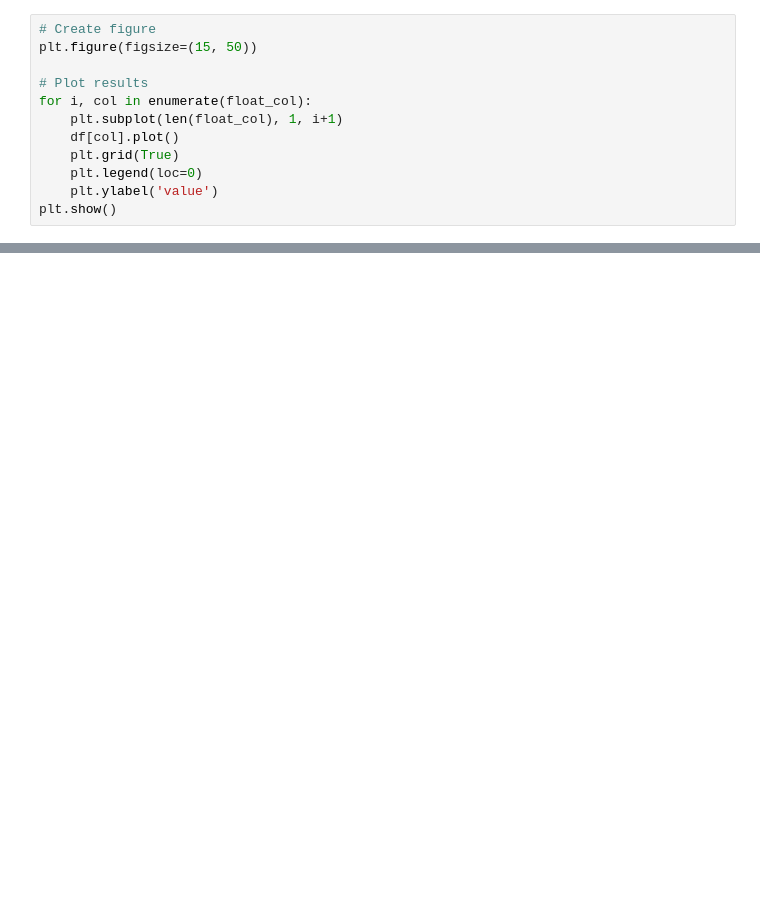
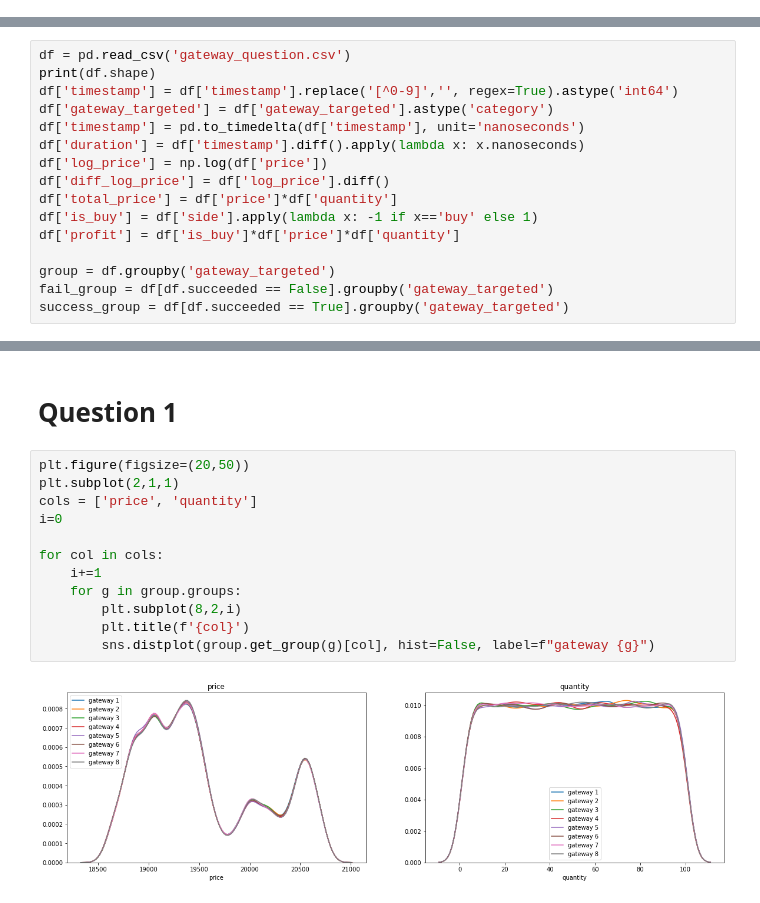
Before and after one commit to minhmanminhman/hft_analysis, a Jupyter notebook: analysis.ipynb, the cells around one changed output, grey strips where cells are left out. Saved outputs shown, nothing was run; the diff lists cells and outputs as text; blank space fills up the shorter version.

```diff
--- a/analysis.ipynb
+++ b/analysis.ipynb
@@ -22,12 +65,0 @@ Counter({'18-31-01': 2100, '18-01-02': 130094})
-# %%
-# Create figure
-plt.figure(figsize=(15, 50))
-
-# Plot results
-for i, col in enumerate(float_col):
-    plt.subplot(len(float_col), 1, i+1)
-    df[col].plot()
-    plt.grid(True)
-    plt.legend(loc=0)
-    plt.ylabel('value')
-plt.show()
@@ -55,0 +102,16 @@ DatetimeIndex(['2018-01-31 23:45:11.445630+00:00',
+# %%
+df = pd.read_csv('gateway_question.csv')
+print(df.shape)
+df['timestamp'] = df['timestamp'].replace('[^0-9]','', regex=True).astype('int64')
+df['gateway_targeted'] = df['gateway_targeted'].astype('category')
+df['timestamp'] = pd.to_timedelta(df['timestamp'], unit='nanoseconds')
+df['duration'] = df['timestamp'].diff().apply(lambda x: x.nanoseconds)
+df['log_price'] = np.log(df['price'])
+df['diff_log_price'] = df['log_price'].diff()
+df['total_price'] = df['price']*df['quantity']
+df['is_buy'] = df['side'].apply(lambda x: -1 if x=='buy' else 1)
+df['profit'] = df['is_buy']*df['price']*df['quantity']
+
+group = df.groupby('gateway_targeted')
+fail_group = df[df.succeeded == False].groupby('gateway_targeted')
+success_group = df[df.succeeded == True].groupby('gateway_targeted')
@@ -55,0 +128,16 @@ DatetimeIndex(['2018-01-31 23:45:11.445630+00:00',
+# %% [markdown]
+# Question 1
+# %%
+plt.figure(figsize=(20,50))
+plt.subplot(2,1,1)
+cols = ['price', 'quantity']
+i=0
+
+for col in cols:
+    i+=1
+    for g in group.groups:
+        plt.subplot(8,2,i)
+        plt.title(f'{col}')
+        sns.distplot(group.get_group(g)[col], hist=False, label=f"gateway {g}")
+# %% [output]
+[figure, added]
```
Also changed, not shown: parts of 24 cells of this notebook, 18 other files.
